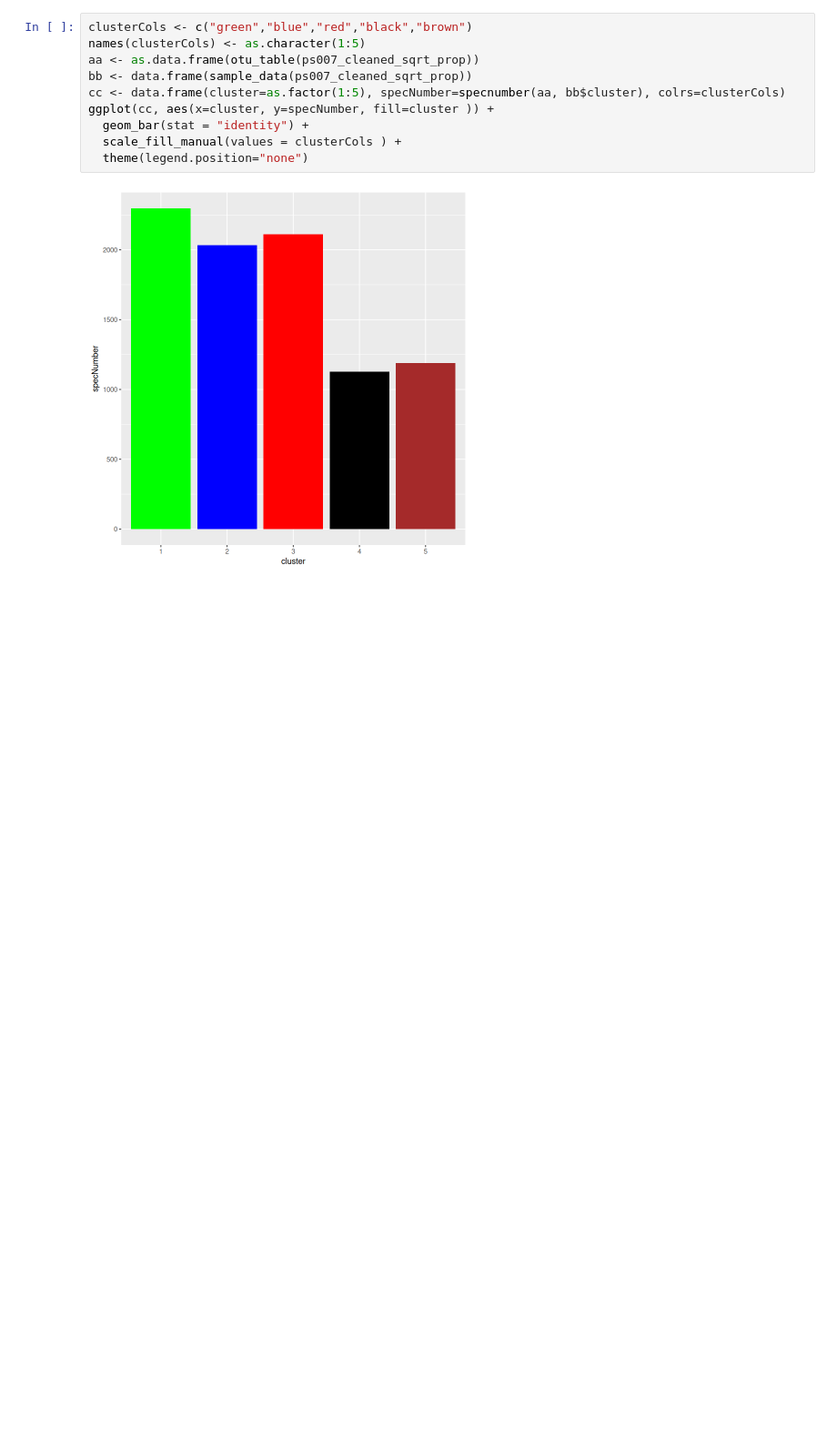
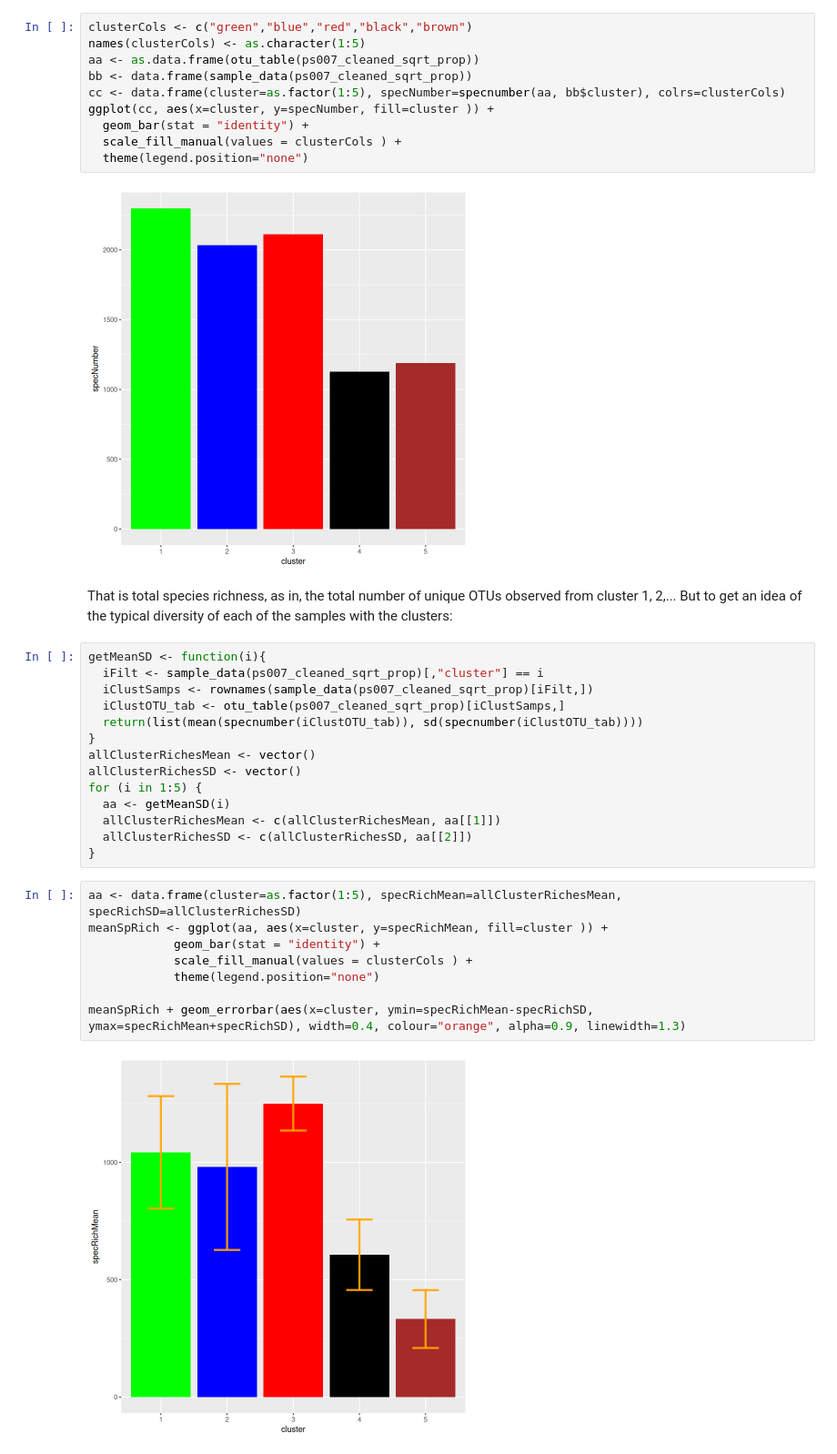
Before and after one commit to danchurch/sphagnumCUEmetabarcoding, a Jupyter notebook: sequenceAnalysis/firstLookPeat16s.ipynb, the cells around one changed output. Shown at 91% size. Drawn from its saved outputs; the diff is of its cells as text; blank space fills up the shorter version.

```diff
--- a/sequenceAnalysis/firstLookPeat16s.ipynb
+++ b/sequenceAnalysis/firstLookPeat16s.ipynb
@@ -913,4 +965,30 @@ ggplot(cc, aes(x=cluster, y=specNumber, fill=cluster )) +
   theme(legend.position="none")
 # %% [output]
 [figure]
+# %% [markdown]
+That is total species richness, as in, the total number of unique OTUs observed from cluster 1, 2,... But to get an idea of the typical diversity of each of the samples with the clusters:
+# %%
+getMeanSD <- function(i){
+  iFilt <- sample_data(ps007_cleaned_sqrt_prop)[,"cluster"] == i
+  iClustSamps <- rownames(sample_data(ps007_cleaned_sqrt_prop)[iFilt,])
+  iClustOTU_tab <- otu_table(ps007_cleaned_sqrt_prop)[iClustSamps,]
+  return(list(mean(specnumber(iClustOTU_tab)), sd(specnumber(iClustOTU_tab))))
+}
+allClusterRichesMean <- vector()
+allClusterRichesSD <- vector()
+for (i in 1:5) {
+  aa <- getMeanSD(i)
+  allClusterRichesMean <- c(allClusterRichesMean, aa[[1]])
+  allClusterRichesSD <- c(allClusterRichesSD, aa[[2]])
+}
+# %%
+aa <- data.frame(cluster=as.factor(1:5), specRichMean=allClusterRichesMean, specRichSD=allClusterRichesSD)
+meanSpRich <- ggplot(aa, aes(x=cluster, y=specRichMean, fill=cluster )) +
+            geom_bar(stat = "identity") +
+            scale_fill_manual(values = clusterCols ) +
+            theme(legend.position="none")
+
+meanSpRich + geom_errorbar(aes(x=cluster, ymin=specRichMean-specRichSD, ymax=specRichMean+specRichSD), width=0.4, colour="orange", alpha=0.9, linewidth=1.3)
+# %% [output]
+[figure, added]
 # %% [markdown]
```
Also changed, not shown: parts of 25 cells of this notebook, 1 other file.
